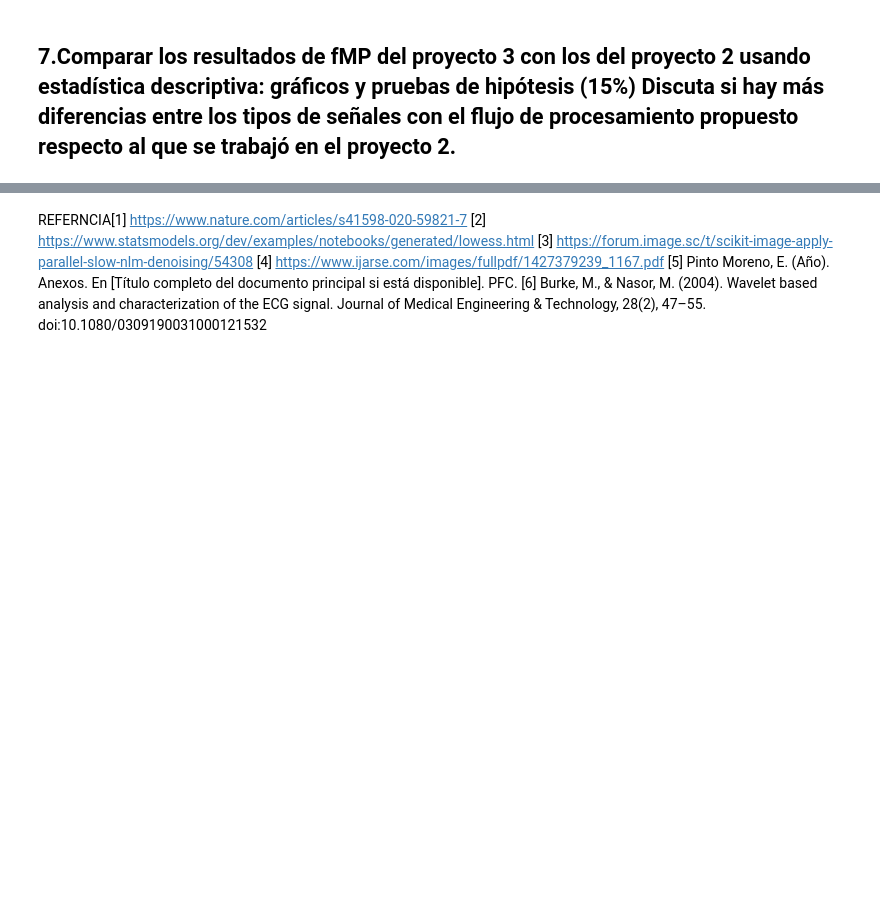
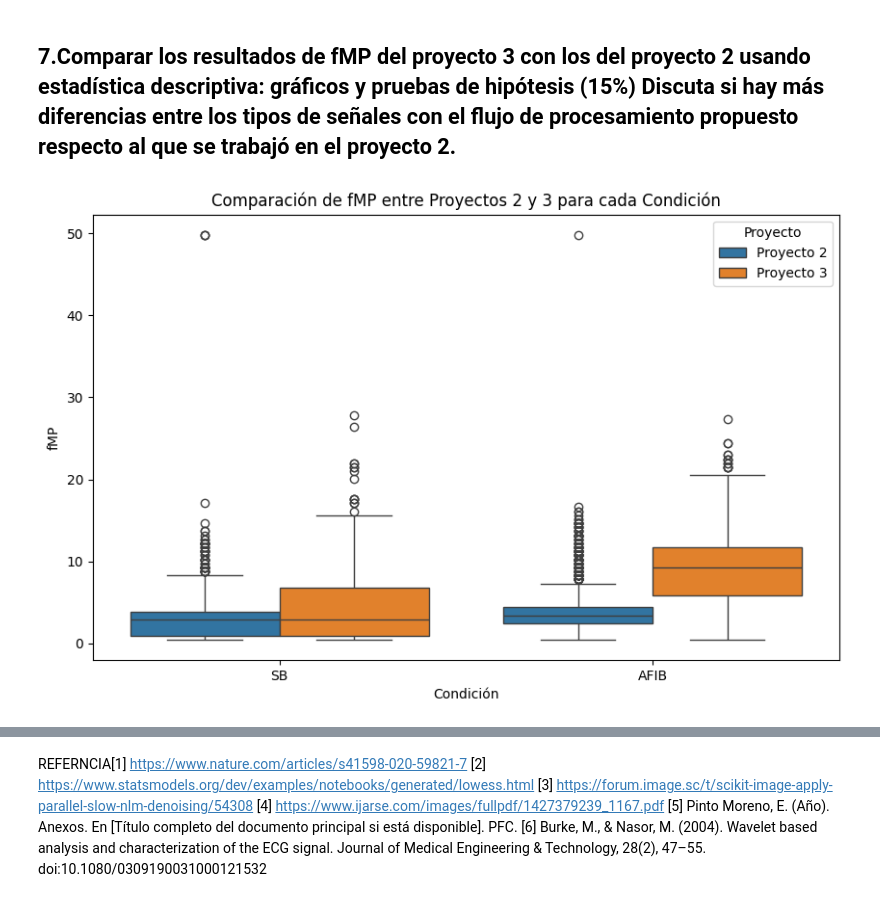
Before and after one commit to juandayo001/Biose-ales_20242, a Jupyter notebook: PROYECTO3.ipynb, the cells around one changed output, grey strips where cells are left out. Drawn from its saved outputs; the diff is of its cells as text; code cells hidden in the pictures; blank space fills up the shorter version.

Commit message:
Actualiza PROYECTO3.ipynb con los últimos cambios

```diff
--- a/PROYECTO3.ipynb
+++ b/PROYECTO3.ipynb
@@ -760,17 +774,6 @@ fs=500
 nperseg = 1024 # Ancho de la ventana, nperseg no debe ser mayor que la longitud de la señal
 noverlap = int(nperseg / 2)  # Solapamiento de las ventanas del 50%
 ventana = np.hamming(nperseg)  # Ventana Hamming
-
-# Función para calcular la frecuencia con la máxima potencia usando Welch
-def obtener_frecuencia_maxima_potencia(señal, fs=500):
-    # Calcular el espectro de potencia usando Welch
-    f, Pxx = signal.welch(señal, fs, nperseg=1024)
-
-    # Encontrar la frecuencia con la máxima potencia
-    f_max = f[np.argmax(Pxx)]
-    return f_max
-
-
 
 def espectro_potencia_welch(signal, fs, window=ventana, nperseg=1024, noverlap=int(nperseg / 2)):
     f, power = welch(signal, fs, window=window, nperseg=nperseg, noverlap=noverlap)
@@ -789,7 +792,7 @@ def extraer_frecuencia_maxima_potencia(señales, fs=500):
         _,_,f_max_Potencia =  espectro_potencia_welch(señal, fs)
 
         # Agregar el nombre de la señal y la frecuencia máxima al listado
-        frecuencias_maximas.append({'Nombre': nombre_señal, 'Frecuencia_Max_Potencia (Hz)': f_max_Potencia})
+        frecuencias_maximas.append({'Nombre': nombre_señal, 'FMP': f_max_Potencia})
 
     # Crear un DataFrame con las frecuencias máximas
     df_frecuencias = pd.DataFrame(frecuencias_maximas)
@@ -839,2 +964,37 @@ Frecuencias máximas de potencia para AFIB Original:
 # %% [markdown]
 ## 7.Comparar los resultados de fMP del proyecto 3 con los del proyecto 2 usando estadística descriptiva: gráficos y pruebas de hipótesis (15%) Discuta si hay más diferencias entre los tipos de señales con el flujo de procesamiento propuesto respecto al que se trabajó en el proyecto 2.
+# %%
+# Valores de FMP de cada DataFrame Proyecto 2
+FMP_SB_original_values = df_resultados_SB_original['FMP'].values
+FMP_AFIB_original_values = df_resultados_AFIB_original['FMP'].values
+# Valores de FMP de cada DataFrame Proyecto 3
+FMP_SB_values = df_resultados_SB['FMP'].values
+FMP_AFIB_values = df_resultados_AFIB['FMP'].values
+# %%
+import seaborn as sns
+from scipy.stats import ttest_ind, mannwhitneyu
+
+# Cargar y concatenar los datos de fMP de los dos proyectos en un solo DataFrame
+#PROYECTO 2
+df_P2 = pd.DataFrame({
+    'Condición': ['SB'] * len(FMP_SB_original_values) + ['AFIB'] * len(FMP_AFIB_original_values),
+    'fMP': list(FMP_SB_original_values) + list(FMP_AFIB_original_values),
+    'Proyecto': 'Proyecto 2'
+})
+#PROYECTO 3
+df_P3 = pd.DataFrame({
+    'Condición': ['SB'] * len(FMP_SB_values) + ['AFIB'] * len(FMP_AFIB_values),
+    'fMP': list(FMP_SB_values) + list(FMP_AFIB_values),
+    'Proyecto': 'Proyecto 3'
+})
+
+# Combinar los DataFrames
+df_total = pd.concat([df_P2, df_P3], ignore_index=True)
+
+# Gráfico de caja para comparar la distribución de fMP
+plt.figure(figsize=(10, 6))
+sns.boxplot(data=df_total, x='Condición', y='fMP', hue='Proyecto')
+plt.title("Comparación de fMP entre Proyectos 2 y 3 para cada Condición")
+plt.show()
+# %% [output]
+[figure, added]
```
Also changed, not shown: parts of 24 cells of this notebook.
